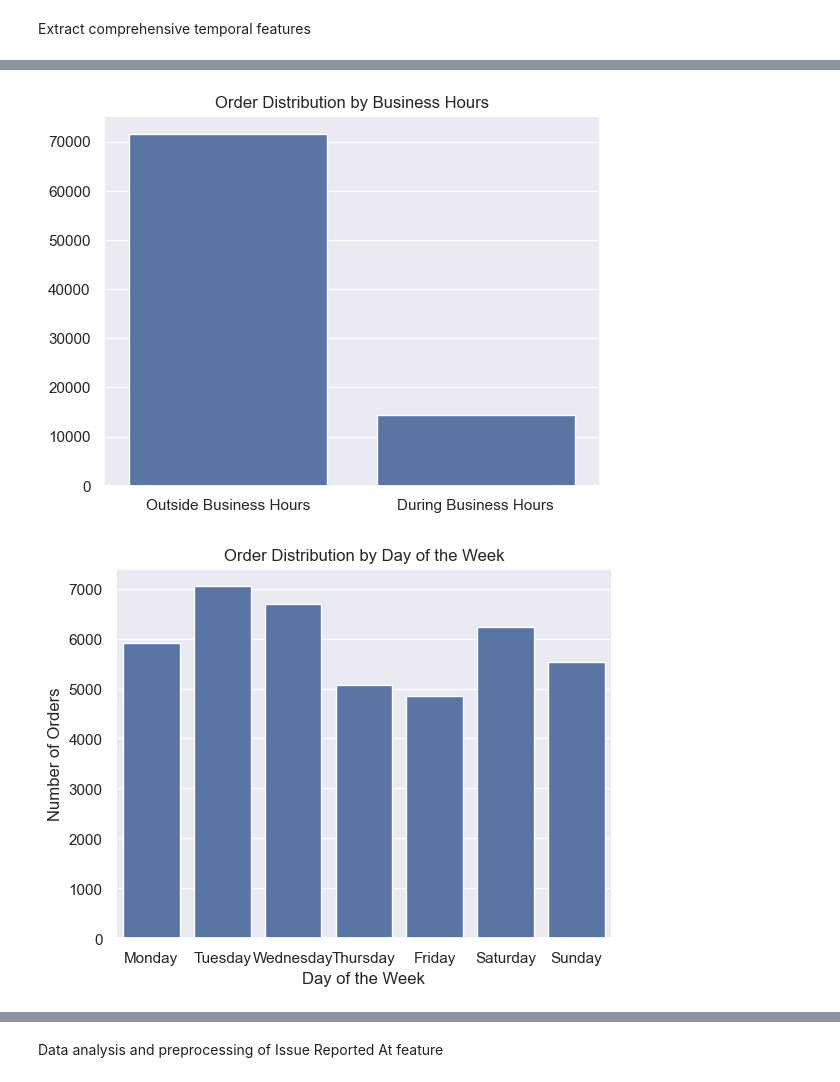
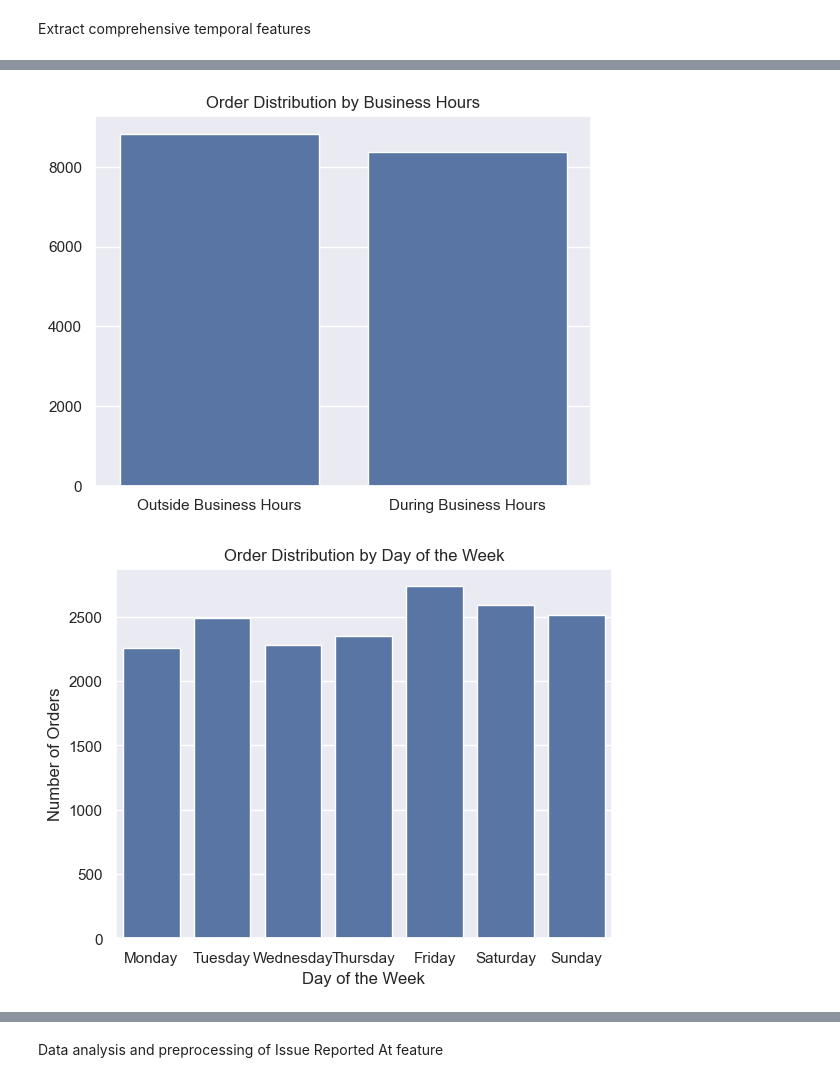
Before and after one commit to AnkurBhatt07/Customer-Satisfaction-Score-Prediction-using-ML-DL, a Jupyter notebook: notebooks/data_analysis.ipynb, the cells around one changed output, grey strips where cells are left out. Saved outputs shown, nothing was run; the diff lists cells and outputs as text; code cells hidden in the pictures.

```diff
--- a/notebooks/data_analysis.ipynb
+++ b/notebooks/data_analysis.ipynb
@@ -20,5 +23,5 @@ sns.set_theme()
 # %%
-data = pd.read_csv(r"..\data\eCommerce_Customer_support_data.csv")
+data = pd.read_csv(RAW_CSV)
 data.shape
 # %% [output]
 (85907, 20)
@@ -1619,9 +1589,9 @@ Index(['channel_name', 'category', 'Sub-category', 'Customer Remarks',
 # IMPUTING THE DATA DF order_date_time column
 
 # converting the order_date_time , issue_reported_at , issue_responded to datetime
-data['order_date_time'] = pd.to_datetime(data['order_date_time'], errors='coerce')
-data['Issue_reported at'] = pd.to_datetime(data['Issue_reported at'], errors='coerce')
-data['issue_responded'] = pd.to_datetime(data['issue_responded'], errors='coerce')
+data['order_date_time'] = pd.to_datetime(data['order_date_time'], format='%d/%m/%Y %H:%M',errors='coerce')
+data['Issue_reported at'] = pd.to_datetime(data['Issue_reported at'], format='%d/%m/%Y %H:%M',errors='coerce')
+data['issue_responded'] = pd.to_datetime(data['issue_responded'], format='%d/%m/%Y %H:%M',errors='coerce')
 
 # Create missing indicator for non missing orderdate
 data['has_order_date'] = data['order_date_time'].notna().astype(int)
@@ -1678,6 +1639,9 @@ data['season'] = data['order_month'].map({
     6: 'Summer', 7: 'Summer', 8: 'Summer',
     9: 'Autumn', 10: 'Autumn', 11: 'Autumn'
 })
+# %%
+data['time_to_issue'] = data['issue_responded'] - data['Issue_reported at']
+data['time_to_issue'] = data['time_to_issue'].dt.total_seconds() / 3600  # Convert to hours
 # %%
 data.head()
 # %% [output]
@@ -1690,6 +1654,6 @@ data.head()
 # %%
 # Barchart visualization to show the distribution of orders in respect to seasons
-
-sns.barplot(x=data['season'].value_counts().index, y=data['season'].value_counts().values)
+non_missing_order_dates = data[data['has_order_date'] == 1]
+sns.barplot(x=non_missing_order_dates['season'].value_counts().index, y=non_missing_order_dates['season'].value_counts().values)
 plt.show()
 # %% [output]
@@ -1707,24 +1747,24 @@ plt.show()
 # %%
 # barplot showing order distribution in respect to business hours
 
-sns.barplot(x=data['is_business_hours'].value_counts().index, y=data['is_business_hours'].value_counts().values)
+sns.barplot(x=non_missing_order_dates['is_business_hours'].value_counts().index, y=non_missing_order_dates['is_business_hours'].value_counts().values)
 plt.xlabel('')
 plt.xticks(ticks=[0, 1], labels=['Outside Business Hours', 'During Business Hours'])
 plt.title('Order Distribution by Business Hours')
 plt.show()
 # %% [output]
-[figure, old version]
+[figure, new version]
 # %%
 # Distribution of orders placed by Day of the week[Monday , Tuesday , Wednesday , Thursday , Friday , Saturday , Sunday]
 
-sns.barplot(x=data['order_day_of_week'].value_counts().index, y=data['order_day_of_week'].value_counts().values)
+sns.barplot(x=non_missing_order_dates['order_day_of_week'].value_counts().index, y=non_missing_order_dates['order_day_of_week'].value_counts().values)
 plt.xlabel('Day of the Week')
 plt.ylabel('Number of Orders')
 plt.title('Order Distribution by Day of the Week')
 plt.xticks(ticks=[0, 1, 2, 3, 4, 5, 6], labels=['Monday', 'Tuesday', 'Wednesday', 'Thursday', 'Friday', 'Saturday', 'Sunday'])
 plt.show()
 # %% [output]
-[figure, old version]
+[figure, new version]
 # %%
 data.columns
 # %% [output]
```
Also changed, not shown: parts of 78 cells of this notebook, 44 other files.
